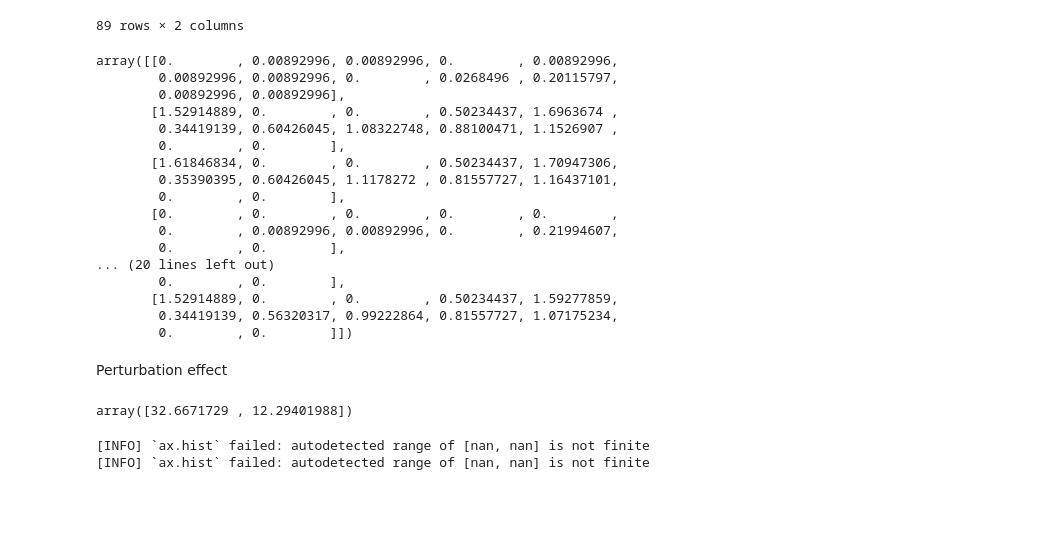
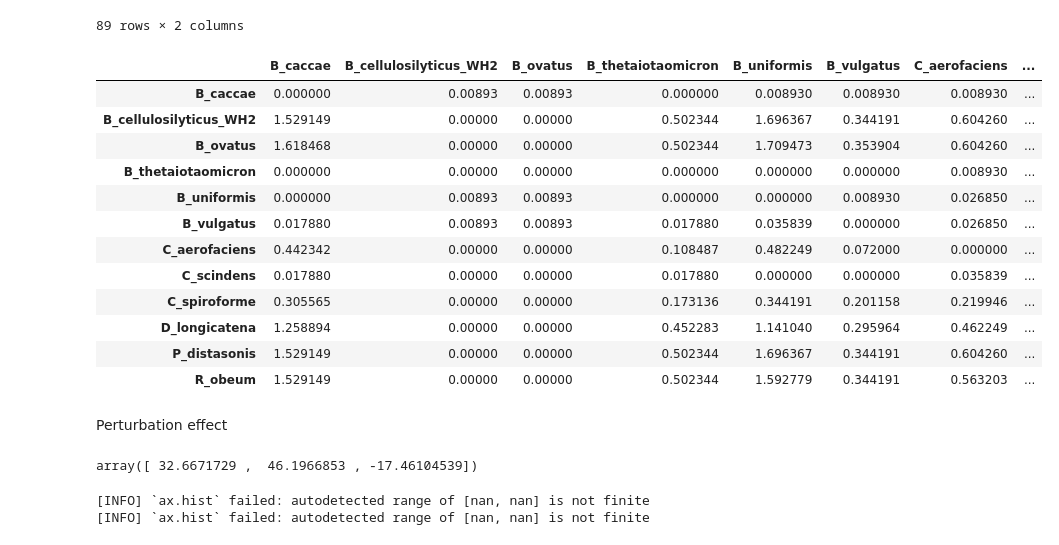
Before and after one commit to alejandrocs98/masters-thesis, a Jupyter notebook: ecological-modeling/mdsine2_mcnulty_lf0.ipynb, the cells around one changed output. Cells and saved outputs as stored; diff of their text form; code cells hidden in the pictures; blank space fills up the shorter version.

```diff
--- a/ecological-modeling/mdsine2_mcnulty_lf0.ipynb
+++ b/ecological-modeling/mdsine2_mcnulty_lf0.ipynb
@@ -546,35 +599,34 @@ interactions_lf0_s0_table
 | P_distasonis | D_longicatena | + | -7.416737 |
 | R_obeum | D_longicatena | + | -7.379370 |
 89 rows × 2 columns
-# %%
-md2.generate_interation_bayes_factors_posthoc(mcmc_lf0_s0)
-# %% [output]
-array([[0.        , 0.00892996, 0.00892996, 0.        , 0.00892996,
-        0.00892996, 0.00892996, 0.        , 0.0268496 , 0.20115797,
-        0.00892996, 0.00892996],
-       [1.52914889, 0.        , 0.        , 0.50234437, 1.6963674 ,
-        0.34419139, 0.60426045, 1.08322748, 0.88100471, 1.1526907 ,
-        0.        , 0.        ],
-       [1.61846834, 0.        , 0.        , 0.50234437, 1.70947306,
-        0.35390395, 0.60426045, 1.1178272 , 0.81557727, 1.16437101,
-        0.        , 0.        ],
-       [0.        , 0.        , 0.        , 0.        , 0.        ,
-        0.        , 0.00892996, 0.00892996, 0.        , 0.21994607,
-        0.        , 0.        ],
-... (20 lines left out)
-        0.        , 0.        ],
-       [1.52914889, 0.        , 0.        , 0.50234437, 1.59277859,
-        0.34419139, 0.56320317, 0.99222864, 0.81557727, 1.07175234,
-        0.        , 0.        ]])
+# %%
+interaction_bayes_factors_table = pd.DataFrame(md2.generate_interation_bayes_factors_posthoc(mcmc_lf0_s0), index=taxa_lf0_list, columns=taxa_lf0_list)
+interaction_bayes_factors_table.to_csv(f'{interactions_s0_dir}/interaction_bayes_factors.tsv', sep='\t')
+interaction_bayes_factors_table
+# %% [output]
+|  | B_caccae | B_cellulosilyticus_WH2 | B_ovatus | B_thetaiotaomicron | B_uniformis | B_vulgatus | C_aerofaciens | ... |
+| B_caccae | 0.000000 | 0.00893 | 0.00893 | 0.000000 | 0.008930 | 0.008930 | 0.008930 | ... |
+| B_cellulosilyticus_WH2 | 1.529149 | 0.00000 | 0.00000 | 0.502344 | 1.696367 | 0.344191 | 0.604260 | ... |
+| B_ovatus | 1.618468 | 0.00000 | 0.00000 | 0.502344 | 1.709473 | 0.353904 | 0.604260 | ... |
+| B_thetaiotaomicron | 0.000000 | 0.00000 | 0.00000 | 0.000000 | 0.000000 | 0.000000 | 0.008930 | ... |
+| B_uniformis | 0.000000 | 0.00893 | 0.00893 | 0.000000 | 0.000000 | 0.008930 | 0.026850 | ... |
+| B_vulgatus | 0.017880 | 0.00893 | 0.00893 | 0.017880 | 0.035839 | 0.000000 | 0.026850 | ... |
+| C_aerofaciens | 0.442342 | 0.00000 | 0.00000 | 0.108487 | 0.482249 | 0.072000 | 0.000000 | ... |
+| C_scindens | 0.017880 | 0.00000 | 0.00000 | 0.017880 | 0.000000 | 0.000000 | 0.035839 | ... |
+| C_spiroforme | 0.305565 | 0.00000 | 0.00000 | 0.173136 | 0.344191 | 0.201158 | 0.219946 | ... |
+| D_longicatena | 1.258894 | 0.00000 | 0.00000 | 0.452283 | 1.141040 | 0.295964 | 0.462249 | ... |
+| P_distasonis | 1.529149 | 0.00000 | 0.00000 | 0.502344 | 1.696367 | 0.344191 | 0.604260 | ... |
+| R_obeum | 1.529149 | 0.00000 | 0.00000 | 0.502344 | 1.592779 | 0.344191 | 0.563203 | ... |
 # %% [markdown]
 Perturbation effect
 # %%
 glv_params_pert_mag_lf0_s0 = mcmc_lf0_s0.graph[STRNAMES.GLV_PARAMETERS].pert_mag
 # Same as:
 # perturbations_magnitude_lf0_s0 = mcmc_lf0_s0.graph[STRNAMES.PERT_VALUE]
+np.savetxt(f'{perturbation_s0_dir}/perturbation_magnitude.tsv', glv_params_pert_mag_lf0_s0.asarray(), delimiter='\t')
 glv_params_pert_mag_lf0_s0.asarray()
 # %% [output]
-array([32.6671729 , 12.29401988])
+array([ 32.6671729 ,  46.1966853 , -17.46104539])
 # %%
 glv_params_pert_mag_lf0_s0.visualize(perturbation_s0_dir, 0)
 pd.read_table(f'{perturbation_s0_dir}/values.tsv', index_col=0)
```
Also changed, not shown: parts of 15 cells of this notebook, 43 other files.
